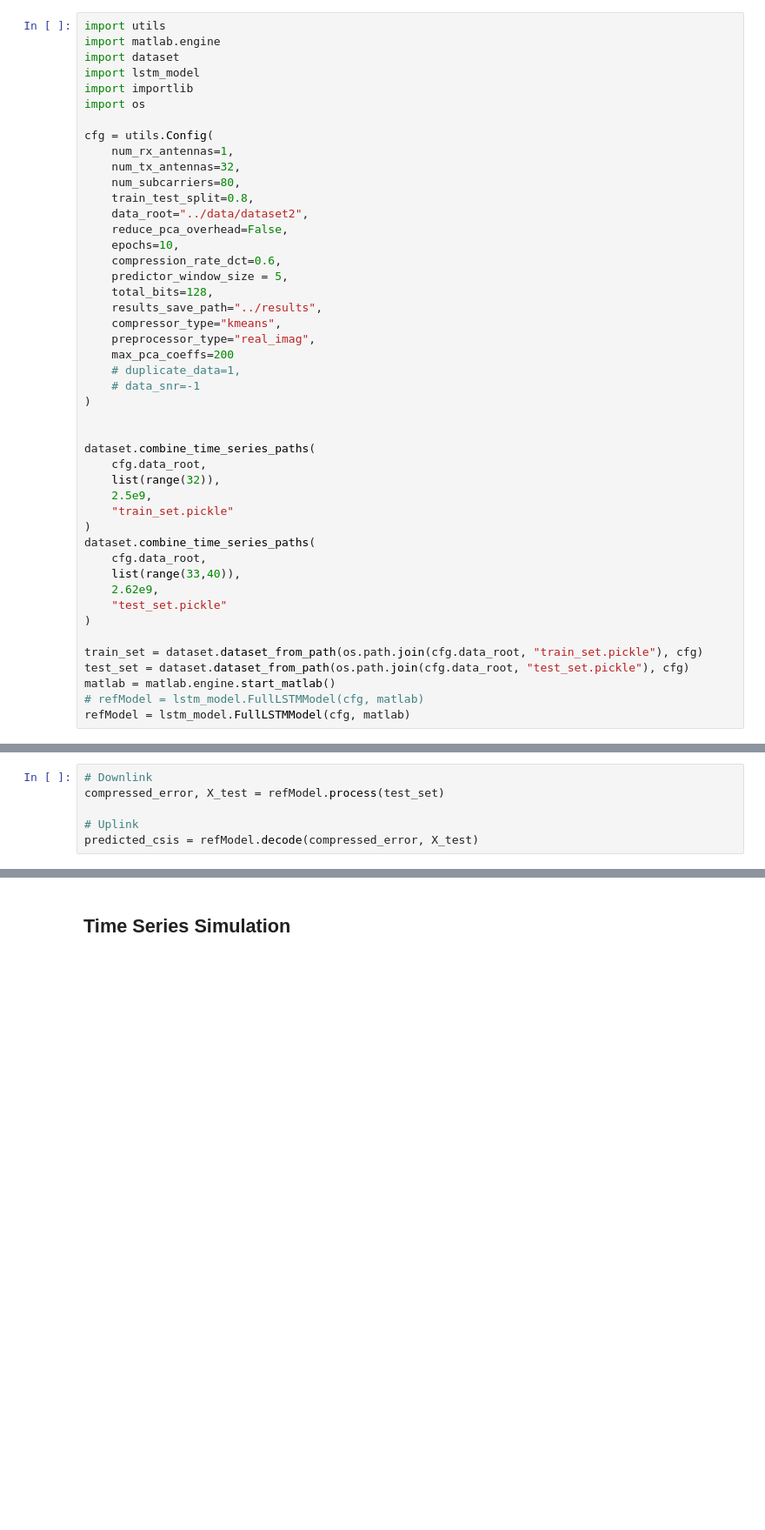
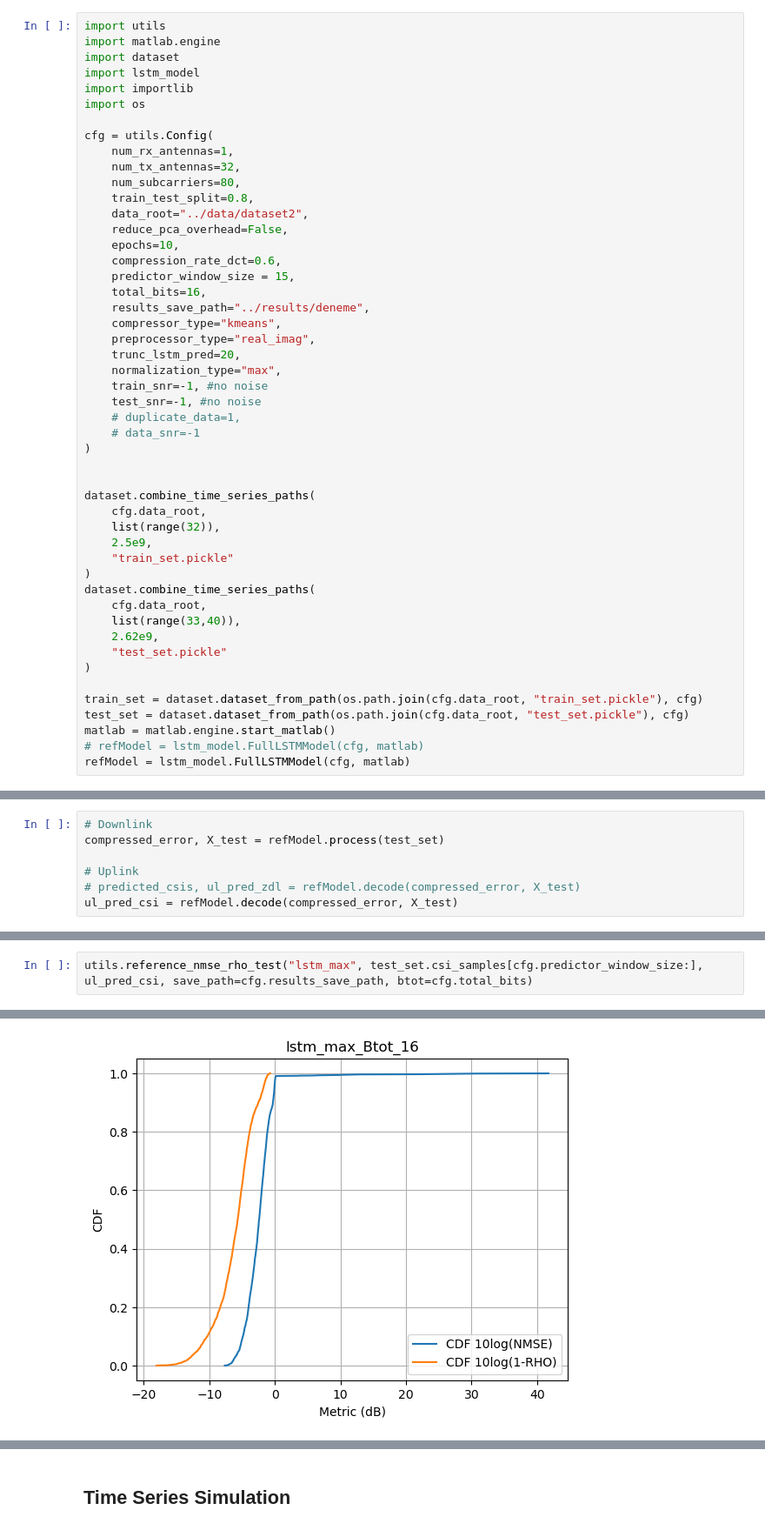
Before and after one commit to dziper/NonstaticCSI, a Jupyter notebook: project/lstmModelTest.ipynb, the cells around one changed output, grey strips where cells are left out. Shown at 87% size. Saved outputs shown, nothing was run; the diff lists cells and outputs as text; blank space fills up the shorter version.

```diff
--- a/project/lstmModelTest.ipynb
+++ b/project/lstmModelTest.ipynb
@@ -15,12 +15,15 @@ cfg = utils.Config(
     reduce_pca_overhead=False,
     epochs=10,
     compression_rate_dct=0.6,
-    predictor_window_size = 5,
-    total_bits=128,
-    results_save_path="../results",
+    predictor_window_size = 15,
+    total_bits=16,
+    results_save_path="../results/deneme",
     compressor_type="kmeans",
     preprocessor_type="real_imag",
-    max_pca_coeffs=200
+    trunc_lstm_pred=20,
+    normalization_type="max",
+    train_snr=-1, #no noise
+    test_snr=-1, #no noise
     # duplicate_data=1,
     # data_snr=-1
 )
@@ -62,5 +80,6 @@ Considering bTot: 100
 compressed_error, X_test = refModel.process(test_set)
 
 # Uplink
-predicted_csis = refModel.decode(compressed_error, X_test)
+# predicted_csis, ul_pred_zdl = refModel.decode(compressed_error, X_test)
+ul_pred_csi = refModel.decode(compressed_error, X_test)
 # %% [output]
@@ -69,0 +89,3 @@ ul_pred_error: (3076, 200)
+# %%
+utils.reference_nmse_rho_test("lstm_max", test_set.csi_samples[cfg.predictor_window_size:], ul_pred_csi, save_path=cfg.results_save_path, btot=cfg.total_bits)
+# %% [output]
@@ -69,0 +94 @@ ul_pred_error: (3076, 200)
+[figure, added]
```
Also changed, not shown: parts of 6 cells of this notebook, 8 other files.
